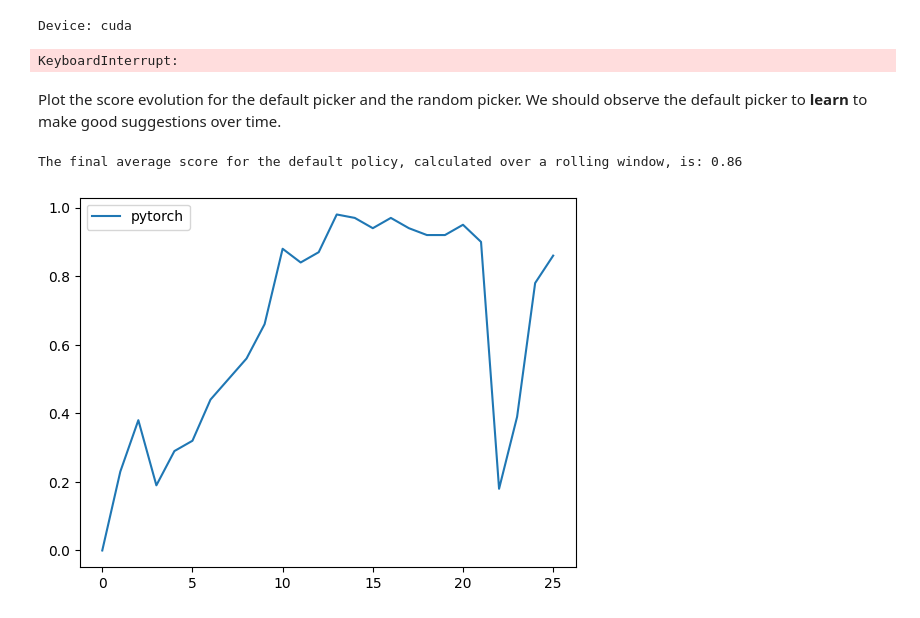
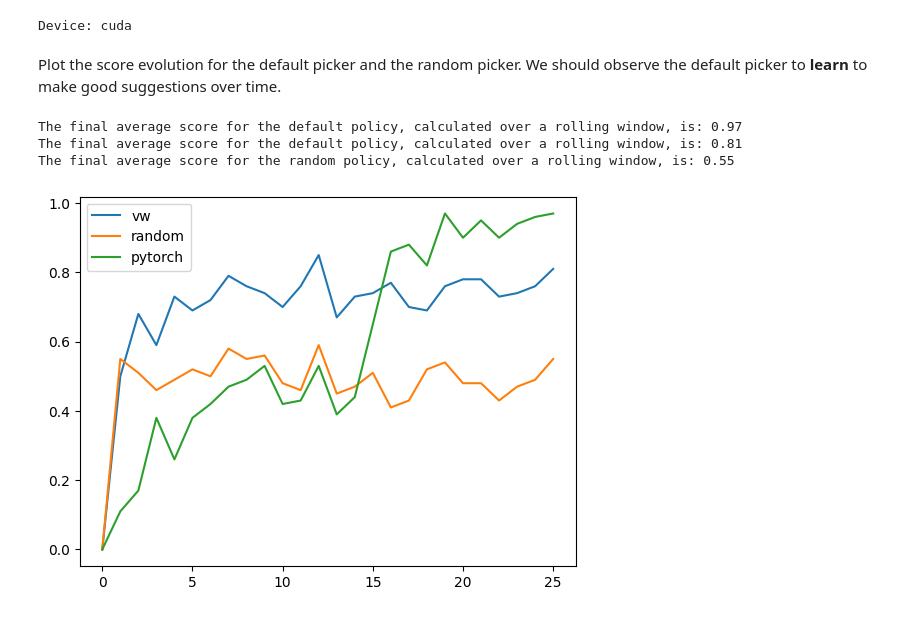
Before and after one commit to VowpalWabbit/learn_to_pick, a Jupyter notebook: notebooks/news_recommendation_byom.ipynb, the cells around one changed output. Drawn from its saved outputs; the diff is of its cells as text; code cells hidden in the pictures.

```diff
--- a/notebooks/news_recommendation_byom.ipynb
+++ b/notebooks/news_recommendation_byom.ipynb
@@ -89,16 +67,16 @@ Initializing two pickers, one with the default decision making policy `picker` a
 Both pickers are initialized with the `CustomSelectionScorer` and with `metrics_step` and `metrics_window` in order to keep track of how the score evolves in a rolling window average fashion.
 # %%
 from learn_to_pick import PyTorchFeatureEmbedder
-fe = PyTorchFeatureEmbedder(auto_embed=True)
+fe = PyTorchFeatureEmbedder() #auto_embed=True
 # %%
 from learn_to_pick import PyTorchPolicy
 
-# picker = learn_to_pick.PickBest.create(
-#     metrics_step=100, metrics_window_size=100, selection_scorer=CustomSelectionScorer())
+picker = learn_to_pick.PickBest.create(
+    metrics_step=100, metrics_window_size=100, selection_scorer=CustomSelectionScorer())
 pytorch_picker = learn_to_pick.PickBest.create(
     metrics_step=100, metrics_window_size=100, policy=PyTorchPolicy(feature_embedder=fe), selection_scorer=CustomSelectionScorer())
-# random_picker = learn_to_pick.PickBest.create(
-#     metrics_step=100, metrics_window_size=100, policy=learn_to_pick.PickBestRandomPolicy(), selection_scorer=CustomSelectionScorer())
+random_picker = learn_to_pick.PickBest.create(
+    metrics_step=100, metrics_window_size=100, policy=learn_to_pick.PickBestRandomPolicy(), selection_scorer=CustomSelectionScorer())
 # %% [output]
 Device: cuda
 # %%
@@ -107,38 +85,38 @@ Device: cuda
 for i in range(2500):
     user = choose_user(users)
     time_of_day = choose_time_of_day(times_of_day)
-    # picker.run(
-    #     article = learn_to_pick.ToSelectFrom(articles),
-    #     user = learn_to_pick.BasedOn(user),
-    #     time_of_day = learn_to_pick.BasedOn(time_of_day),
-    # )
+    picker.run(
+        article = learn_to_pick.ToSelectFrom(articles),
+        user = learn_to_pick.BasedOn(user),
+        time_of_day = learn_to_pick.BasedOn(time_of_day),
+    )
 
-    # random_picker.run(
-    #     article = learn_to_pick.ToSelectFrom(articles),
-    #     user = learn_to_pick.BasedOn(user),
-    #     time_of_day = learn_to_pick.BasedOn(time_of_day),
-    # )
+    random_picker.run(
+        article = learn_to_pick.ToSelectFrom(articles),
+        user = learn_to_pick.BasedOn(user),
+        time_of_day = learn_to_pick.BasedOn(time_of_day),
+    )
 
     pytorch_picker.run(
         article = learn_to_pick.ToSelectFrom(articles),
         user = learn_to_pick.BasedOn(user),
         time_of_day = learn_to_pick.BasedOn(time_of_day),
     )
-# %% [output]
-KeyboardInterrupt:
 # %% [markdown]
 Plot the score evolution for the default picker and the random picker. We should observe the default picker to **learn** to make good suggestions over time.
 # %%
 from matplotlib import pyplot as plt
-# picker.metrics.to_pandas()['score'].plot(label="vw")
-# random_picker.metrics.to_pandas()['score'].plot(label="random")
+picker.metrics.to_pandas()['score'].plot(label="vw")
+random_picker.metrics.to_pandas()['score'].plot(label="random")
 pytorch_picker.metrics.to_pandas()['score'].plot(label="pytorch")
 
 plt.legend()
 
 print(f"The final average score for the default policy, calculated over a rolling window, is: {pytorch_picker.metrics.to_pandas()['score'].iloc[-1]}")
-# print(f"The final average score for the default policy, calculated over a rolling window, is: {picker.metrics.to_pandas()['score'].iloc[-1]}")
-# print(f"The final average score for the random policy, calculated over a rolling window, is: {random_picker.metrics.to_pandas()['score'].iloc[-1]}")
+print(f"The final average score for the default policy, calculated over a rolling window, is: {picker.metrics.to_pandas()['score'].iloc[-1]}")
+print(f"The final average score for the random policy, calculated over a rolling window, is: {random_picker.metrics.to_pandas()['score'].iloc[-1]}")
 # %% [output]
-The final average score for the default policy, calculated over a rolling window, is: 0.86
+The final average score for the default policy, calculated over a rolling window, is: 0.97
+The final average score for the default policy, calculated over a rolling window, is: 0.81
+The final average score for the random policy, calculated over a rolling window, is: 0.55
-[figure, old version]
+[figure, new version]
```
Also changed, not shown: parts of 1 cell of this notebook, 1 other file.
